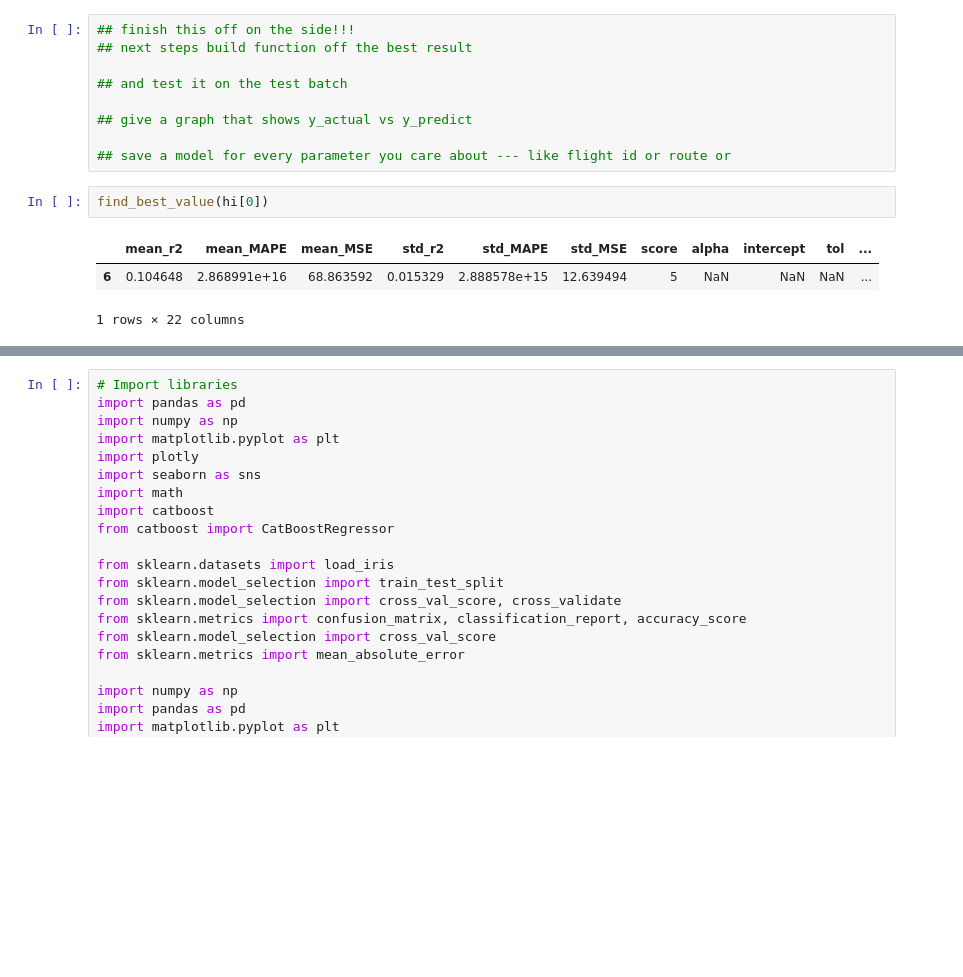
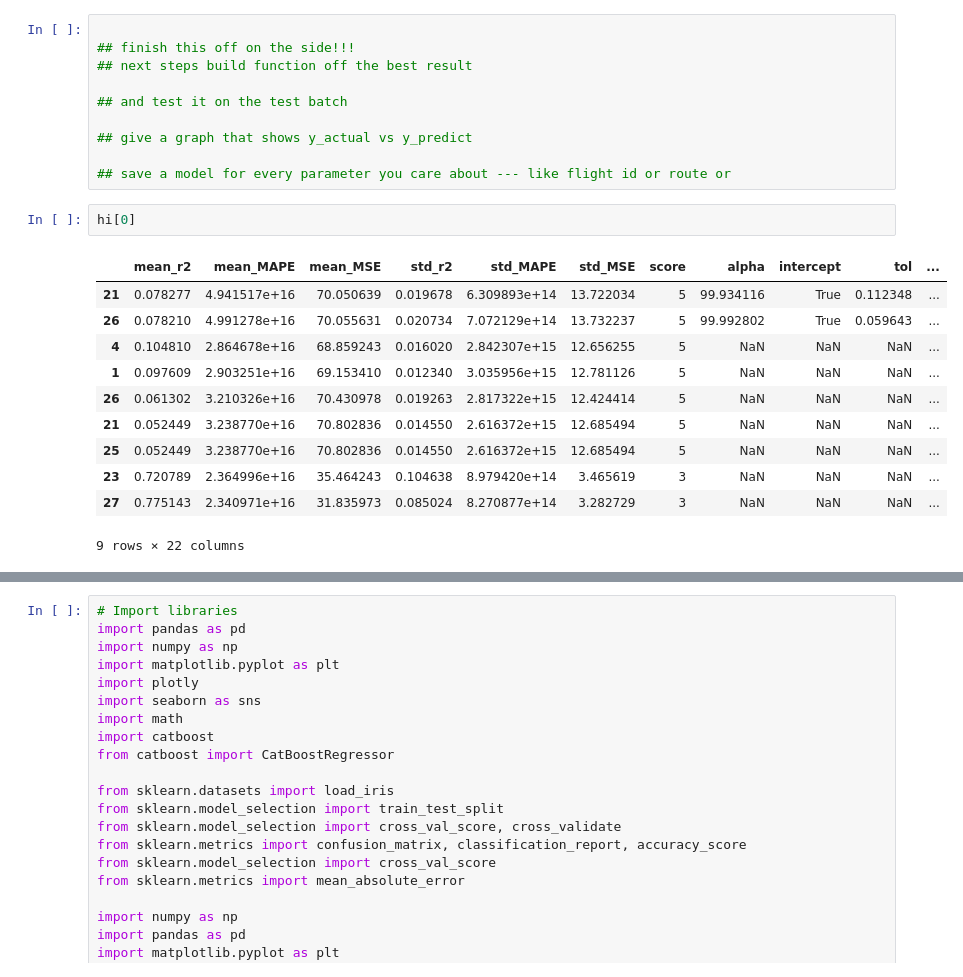
Before and after one commit to saeedbasha/flight_delays_ML, a Jupyter notebook: Lasso_Ridge_optimization.ipynb, the cells around one changed output, grey strips where cells are left out. Saved outputs shown, nothing was run; the diff lists cells and outputs as text; blank space fills up the shorter version.

```diff
--- a/Lasso_Ridge_optimization.ipynb
+++ b/Lasso_Ridge_optimization.ipynb
@@ -1,4 +1,5 @@
 # %%
+
 ## finish this off on the side!!!
 ## next steps build function off the best result
 
@@ -7,12 +8,20 @@
 ## give a graph that shows y_actual vs y_predict
 
 ## save a model for every parameter you care about --- like flight id or route or
-# %%
-find_best_value(hi[0])
-# %% [output]
-|  | mean_r2 | mean_MAPE | mean_MSE | std_r2 | std_MAPE | std_MSE | score | alpha | intercept | tol | ... |
-| 6 | 0.104648 | 2.868991e+16 | 68.863592 | 0.015329 | 2.888578e+15 | 12.639494 | 5 | NaN | NaN | NaN | ... |
-1 rows × 22 columns
+# %%
+hi[0]
+# %% [output]
+|  | mean_r2 | mean_MAPE | mean_MSE | std_r2 | std_MAPE | std_MSE | score | alpha | intercept | tol | ... |
+| 21 | 0.078277 | 4.941517e+16 | 70.050639 | 0.019678 | 6.309893e+14 | 13.722034 | 5 | 99.934116 | True | 0.112348 | ... |
+| 26 | 0.078210 | 4.991278e+16 | 70.055631 | 0.020734 | 7.072129e+14 | 13.732237 | 5 | 99.992802 | True | 0.059643 | ... |
+| 4 | 0.104810 | 2.864678e+16 | 68.859243 | 0.016020 | 2.842307e+15 | 12.656255 | 5 | NaN | NaN | NaN | ... |
+| 1 | 0.097609 | 2.903251e+16 | 69.153410 | 0.012340 | 3.035956e+15 | 12.781126 | 5 | NaN | NaN | NaN | ... |
+| 26 | 0.061302 | 3.210326e+16 | 70.430978 | 0.019263 | 2.817322e+15 | 12.424414 | 5 | NaN | NaN | NaN | ... |
+| 21 | 0.052449 | 3.238770e+16 | 70.802836 | 0.014550 | 2.616372e+15 | 12.685494 | 5 | NaN | NaN | NaN | ... |
+| 25 | 0.052449 | 3.238770e+16 | 70.802836 | 0.014550 | 2.616372e+15 | 12.685494 | 5 | NaN | NaN | NaN | ... |
+| 23 | 0.720789 | 2.364996e+16 | 35.464243 | 0.104638 | 8.979420e+14 | 3.465619 | 3 | NaN | NaN | NaN | ... |
+| 27 | 0.775143 | 2.340971e+16 | 31.835973 | 0.085024 | 8.270877e+14 | 3.282729 | 3 | NaN | NaN | NaN | ... |
+9 rows × 22 columns
 # %%
 hi = run_regression_models(X_train_scaled, y_train, featurenames)
     # pull the concat best data
```
Also changed, not shown: parts of 9 cells of this notebook, 21 other files.
